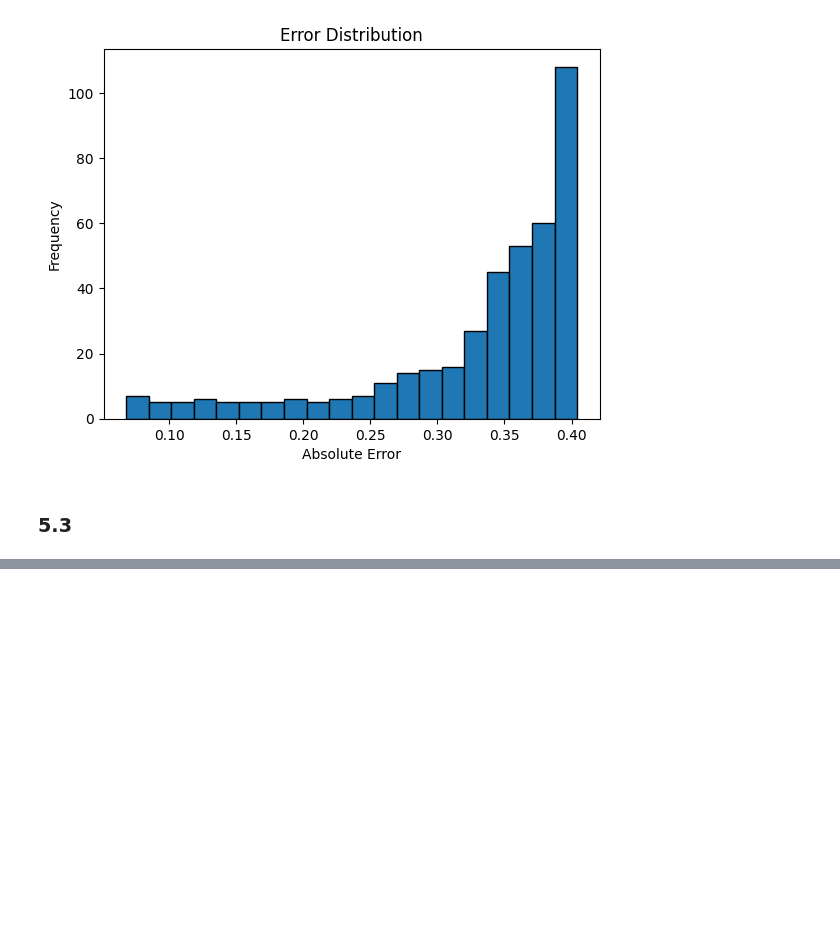
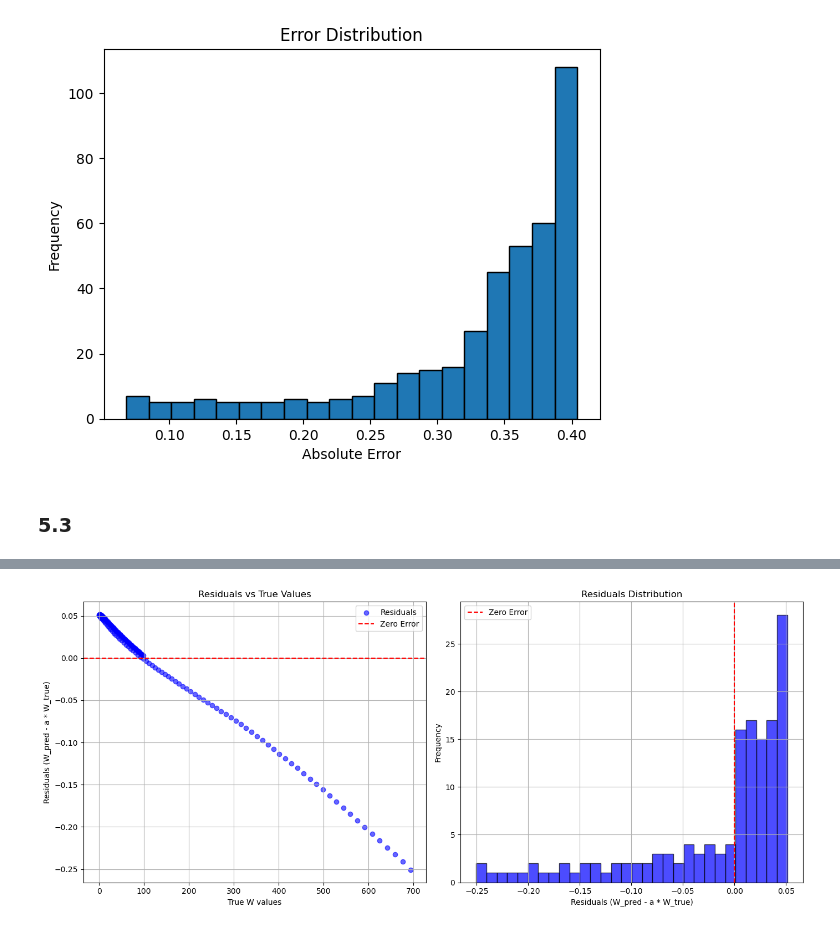
Before and after one commit to nanzemxx/TutorialMLinSolidMechanics, a Jupyter notebook: Task2_Group Xin and Huasen/train/Task5/main.ipynb, the cells around one changed output, grey strips where cells are left out. Drawn from its saved outputs; the diff is of its cells as text; code cells hidden in the pictures; blank space fills up the shorter version.

```diff
--- a/Task2_Group Xin and Huasen/train/Task5/main.ipynb
+++ b/Task2_Group Xin and Huasen/train/Task5/main.ipynb
@@ -466,3 +451,5 @@ F_planar, P_planar, W_planar = process_data(data_planar)
 F_test1, P_test1, W_test1 = process_data(data_test1)
 F_test2, P_test2, W_test2 = process_data(data_test2)
 F_test3, P_test3, W_test3 = process_data(data_test3)
+# %%
+F_all = np.concatenate([F_biaxial, F_shear, F_planar], axis=0)
@@ -538,0 +578,34 @@ for epoch in range(epochs):
+# %%
+Cof_F_test = np.linalg.det(F_test1)[:, None, None] * np.linalg.inv(F_test1.transpose(0, 2, 1))
+det_F_test = np.linalg.det(F_test1)
+F_test = np.concatenate([F_test1.reshape(-1,9), Cof_F_test.reshape(-1,9), det_F_test[:, None] ], axis=1)
+# %%
+import matplotlib.pyplot as plt
+W_pred = model.predict(F_test)
+residuals = W_pred.flatten() - a * W_test1.flatten()  # 展平数组以便绘图
+
+# 创建图形
+fig, axs = plt.subplots(1, 2, figsize=(14, 6))
+
+# 残差图
+axs[0].scatter(W_test1.flatten(), residuals, alpha=0.6, color='blue', label="Residuals")
+axs[0].axhline(0, color='red', linestyle='--', label="Zero Error")
+axs[0].set_xlabel("True W values")
+axs[0].set_ylabel("Residuals (W_pred - a * W_true)")
+axs[0].set_title("Residuals vs True Values")
+axs[0].legend()
+axs[0].grid(True)
+
+# 残差分布直方图
+axs[1].hist(residuals, bins=30, color='blue', alpha=0.7, edgecolor='black')
+axs[1].axvline(0, color='red', linestyle='--', label="Zero Error")
+axs[1].set_xlabel("Residuals (W_pred - a * W_true)")
+axs[1].set_ylabel("Frequency")
+axs[1].set_title("Residuals Distribution")
+axs[1].legend()
+axs[1].grid(True)
+
+# 显示图形
+plt.tight_layout()
+plt.show()
+# %% [output]
@@ -538,0 +613 @@ for epoch in range(epochs):
+[figure, added]
```
Also changed, not shown: parts of 25 cells of this notebook.
